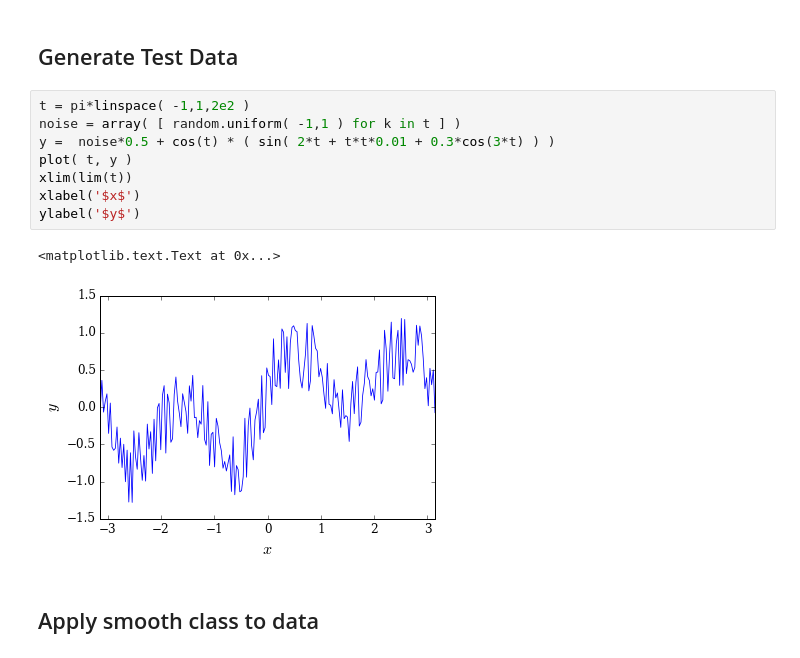
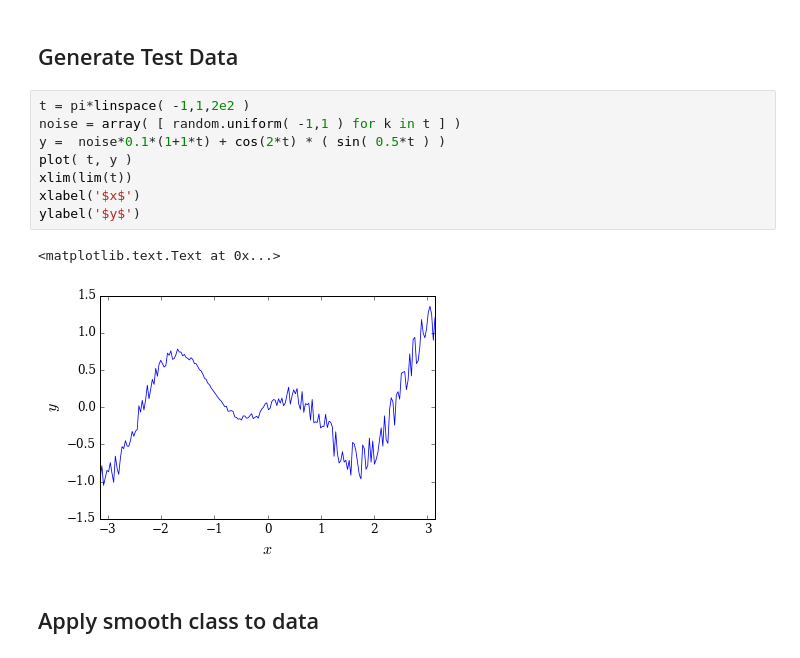
Before and after one commit to llondon6/koalas, a Jupyter notebook: examples/smooth_example.ipynb, the cells around one changed output. Drawn from its saved outputs; the diff is of its cells as text.

```diff
--- a/examples/smooth_example.ipynb
+++ b/examples/smooth_example.ipynb
@@ -29,14 +29,14 @@ from positive import *
 # %%
 t = pi*linspace( -1,1,2e2 )
 noise = array( [ random.uniform( -1,1 ) for k in t ] )
-y =  noise*0.5 + cos(t) * ( sin( 2*t + t*t*0.01 + 0.3*cos(3*t) ) )
+y =  noise*0.1*(1+1*t) + cos(2*t) * ( sin( 0.5*t ) )
 plot( t, y )
 xlim(lim(t))
 xlabel('$x$')
 ylabel('$y$')
 # %% [output]
 <matplotlib.text.Text at 0x...>
-[figure, old version]
+[figure, new version]
 # %% [markdown]
 ## Apply smooth class to data
 # %%
```
Also changed, not shown: parts of 1 cell of this notebook, 2 other files.
